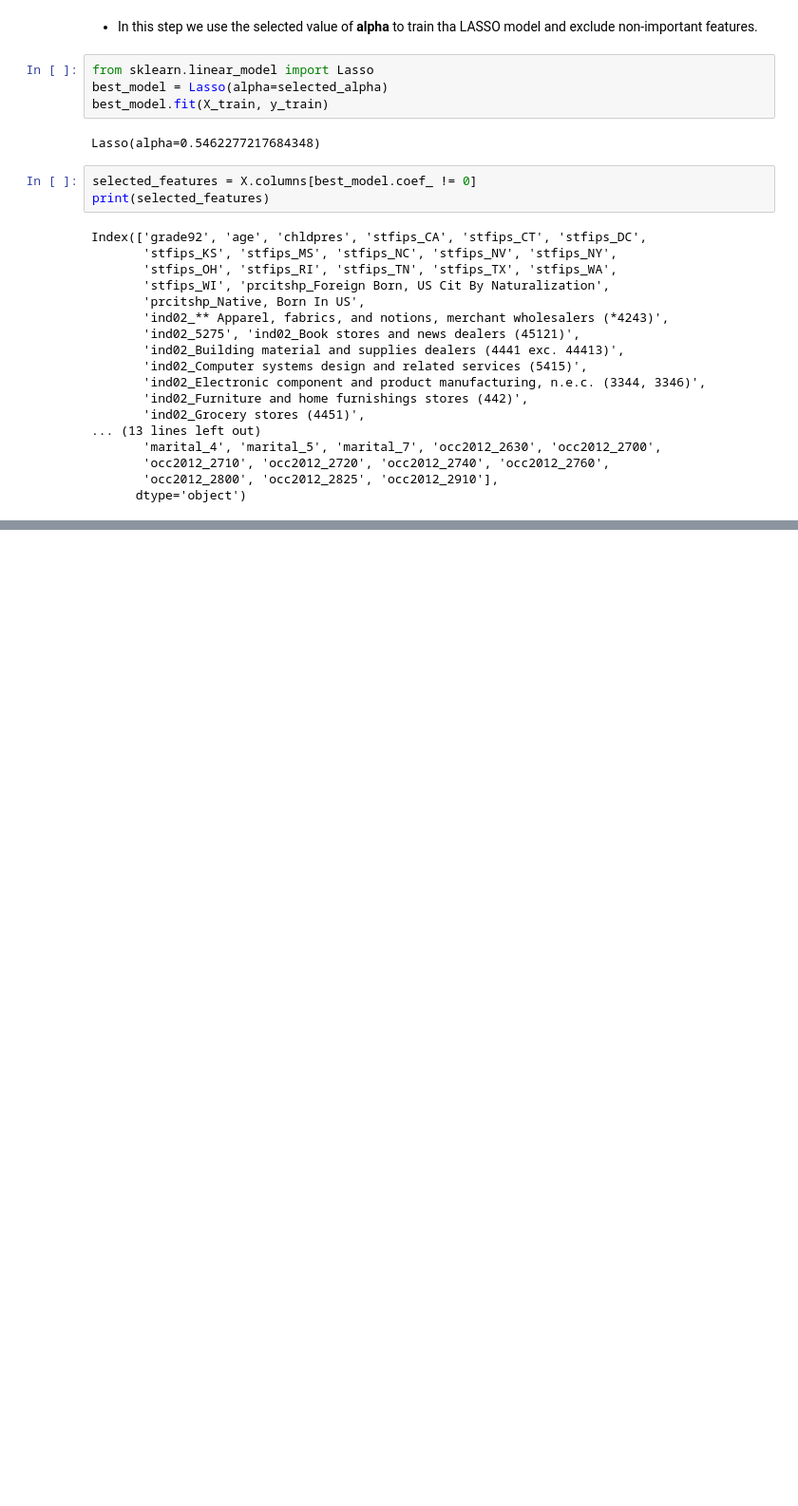
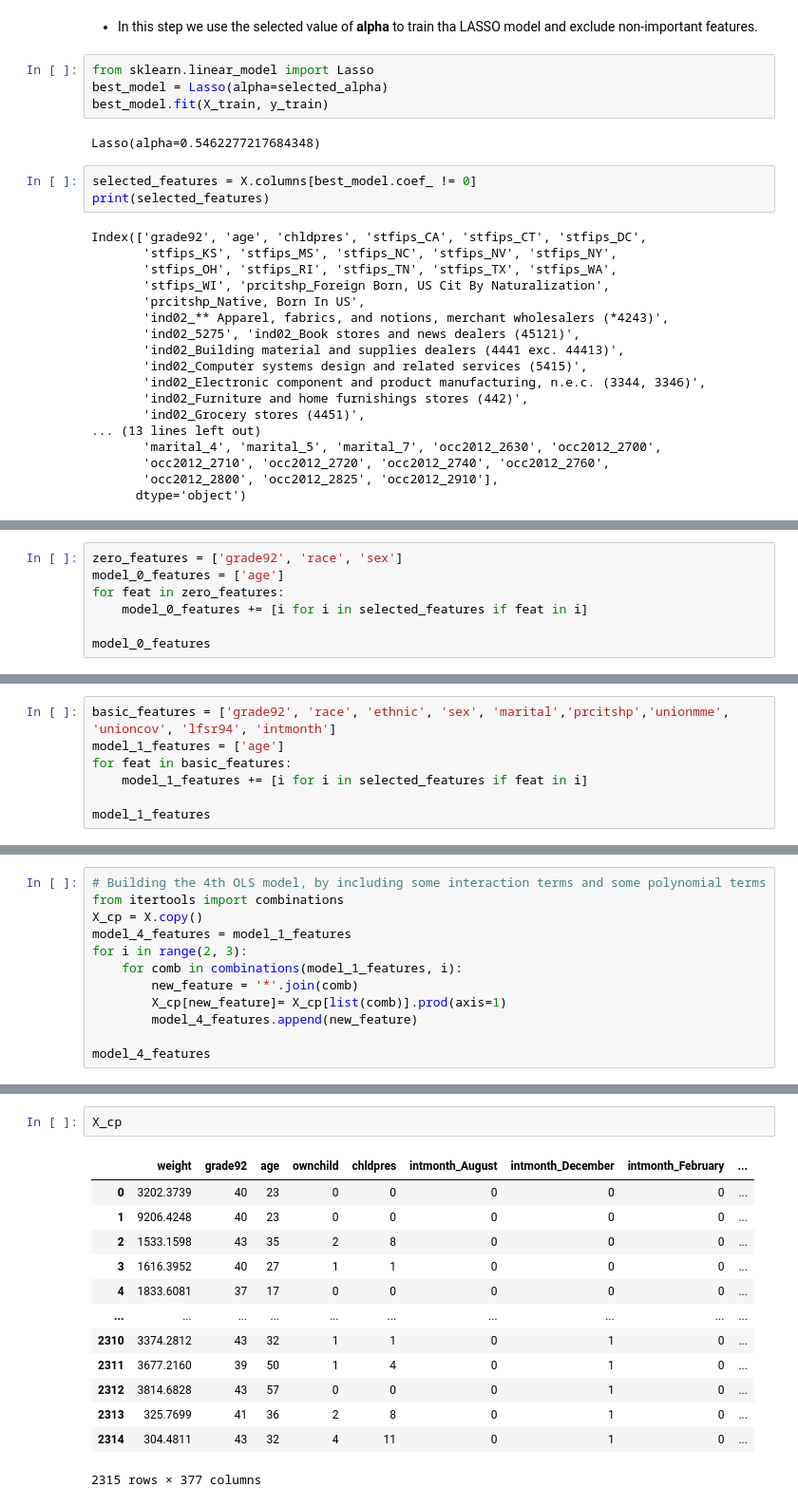
Before and after one commit to navaei-amir/DA3-phdma, a Jupyter notebook: HW1-OLS.ipynb, the cells around one changed output, grey strips where cells are left out. Shown at 95% size. Cells and saved outputs as stored; diff of their text form; blank space fills up the shorter version.

Commit message:
Build and evaluate 4 OLS models

```diff
--- a/HW1-OLS.ipynb
+++ b/HW1-OLS.ipynb
@@ -225,0 +231,7 @@ X_test_selected = X_test[:, best_model.coef_ != 0]
+# %%
+zero_features = ['grade92', 'race', 'sex']
+model_0_features = ['age']
+for feat in zero_features:
+    model_0_features += [i for i in selected_features if feat in i]
+
+model_0_features
@@ -225,0 +273,7 @@ X_test_selected = X_test[:, best_model.coef_ != 0]
+# %%
+basic_features = ['grade92', 'race', 'ethnic', 'sex', 'marital','prcitshp','unionmme', 'unioncov', 'lfsr94', 'intmonth']
+model_1_features = ['age']
+for feat in basic_features:
+    model_1_features += [i for i in selected_features if feat in i]
+
+model_1_features
@@ -225,0 +402,12 @@ X_test_selected = X_test[:, best_model.coef_ != 0]
+# %%
+# Building the 4th OLS model, by including some interaction terms and some polynomial terms
+from itertools import combinations
+X_cp = X.copy()
+model_4_features = model_1_features
+for i in range(2, 3):
+    for comb in combinations(model_1_features, i):
+        new_feature = '*'.join(comb)
+        X_cp[new_feature]= X_cp[list(comb)].prod(axis=1)
+        model_4_features.append(new_feature)
+
+model_4_features
@@ -225,0 +432,16 @@ X_test_selected = X_test[:, best_model.coef_ != 0]
+# %%
+X_cp
+# %% [output]
+|  | weight | grade92 | age | ownchild | chldpres | intmonth_August | intmonth_December | intmonth_February | ... |
+| 0 | 3202.3739 | 40 | 23 | 0 | 0 | 0 | 0 | 0 | ... |
+| 1 | 9206.4248 | 40 | 23 | 0 | 0 | 0 | 0 | 0 | ... |
+| 2 | 1533.1598 | 43 | 35 | 2 | 8 | 0 | 0 | 0 | ... |
+| 3 | 1616.3952 | 40 | 27 | 1 | 1 | 0 | 0 | 0 | ... |
+| 4 | 1833.6081 | 37 | 17 | 0 | 0 | 0 | 0 | 0 | ... |
+| ... | ... | ... | ... | ... | ... | ... | ... | ... | ... |
+| 2310 | 3374.2812 | 43 | 32 | 1 | 1 | 0 | 1 | 0 | ... |
+| 2311 | 3677.2160 | 39 | 50 | 1 | 4 | 0 | 1 | 0 | ... |
+| 2312 | 3814.6828 | 43 | 57 | 0 | 0 | 0 | 1 | 0 | ... |
+| 2313 | 325.7699 | 41 | 36 | 2 | 8 | 0 | 1 | 0 | ... |
+| 2314 | 304.4811 | 43 | 32 | 4 | 11 | 0 | 1 | 0 | ... |
+2315 rows × 377 columns
```
Also changed, not shown: parts of 28 cells of this notebook.
